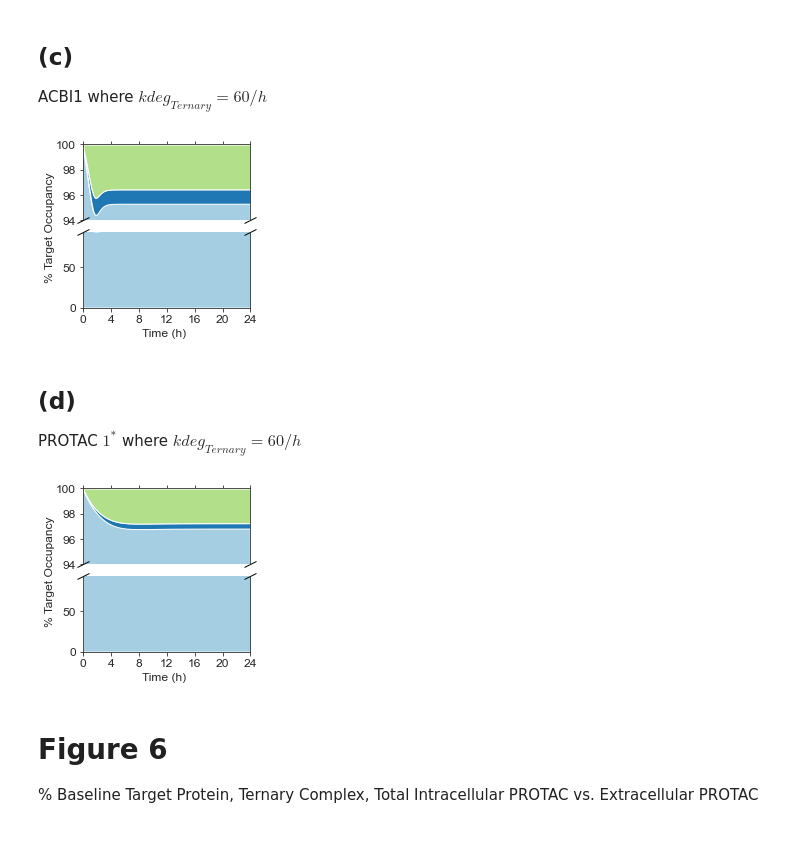
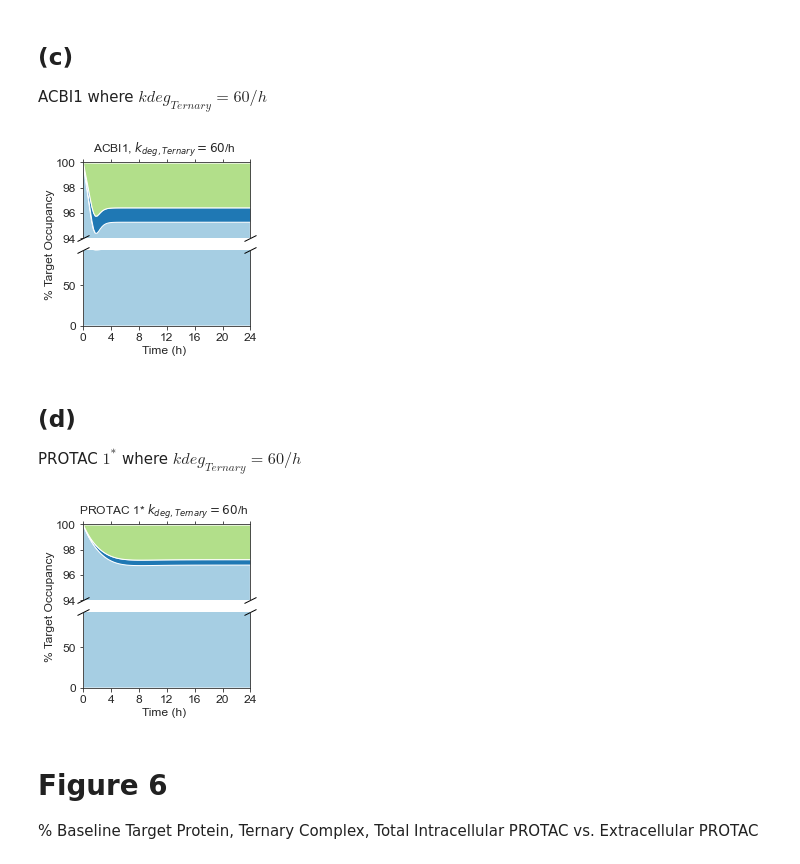
Before and after one commit to stxinsite/kinetic-degradation, a Jupyter notebook: make_figures.ipynb, the cells around one changed output. Saved outputs shown, nothing was run; the diff lists cells and outputs as text; code cells hidden in the pictures.

```diff
--- a/make_figures.ipynb
+++ b/make_figures.ipynb
@@ -135,7 +137,7 @@ Percentage populations of target protein molecular species vs. Time
 # %%
 cmap = cm.get_cmap('Paired')
 
-def make_species_stackplot(df, figure_name):
+def make_species_stackplot(df, figure_title, figure_name):
     labels = [
         'Target',
         'Primed Target',
@@ -189,6 +191,7 @@ def make_species_stackplot(df, figure_name):
     ax2.plot([0, 1], [1, 1], transform=ax2.transAxes, **kwargs)
 
     # Figure Labels
+    fig.suptitle(figure_title)
     fig.supxlabel('Time (h)', y=-0.015, fontsize='12')
     fig.supylabel(r"% Target Occupancy", x=-0.05, fontsize='12')
 
@@ -257,21 +262,21 @@ ACBI1 where $kdeg_{Ternary} = 60/h$
 # %%
 result_c = (
     result
     .loc[(result.PROTAC == 'ACBI1') & (result.kdeg_Ternary == 60)]
     .assign(
         t=lambda x: x['t'],
         target=lambda x: x.filter(
             regex='(^T$)|(^.*(?!T_Ub_4)(T_Ub.*))').sum(axis=1) / x['total_target'] * 100,
         poly_ub_target=lambda x: x.filter(
             regex='(^.*T_Ub_4$)').sum(axis=1) / x['total_target'] * 100,
         ternary=lambda x: x.filter(
             regex='^Ternary.*').sum(axis=1) / x['total_target'] * 100
     )
 )
 
-make_species_stackplot(result_c, "./plots/species_vs_time_acbi1_kdeg_ternary=60_bpd_ec=0.001_t=24.eps")
+make_species_stackplot(result_c, r'ACBI1, $k_{deg,Ternary}=60$/h', "./plots/species_vs_time_acbi1_kdeg_ternary=60_bpd_ec=0.001_t=24.eps")
 # %% [output]
-[figure, old version]
+[figure, new version]
 # %% [markdown]
 ## (d)
 PROTAC $1^*$ where $kdeg_{Ternary} = 60/h$
@@ -290,9 +295,9 @@ result_d = (
     )
 )
 
-make_species_stackplot(result_d, "./plots/species_vs_time_protac1_star_kdeg_ternary=60_bpd_ec=0.001_t=24.eps")
+make_species_stackplot(result_d, r'PROTAC 1* $k_{deg,Ternary}=60$/h', "./plots/species_vs_time_protac1_star_kdeg_ternary=60_bpd_ec=0.001_t=24.eps")
 # %% [output]
-[figure, old version]
+[figure, new version]
 # %% [markdown]
 # Figure 6
 % Baseline Target Protein, Ternary Complex, Total Intracellular PROTAC vs. Extracellular PROTAC
```
Also changed, not shown: parts of 10 cells of this notebook, 11 other files.
